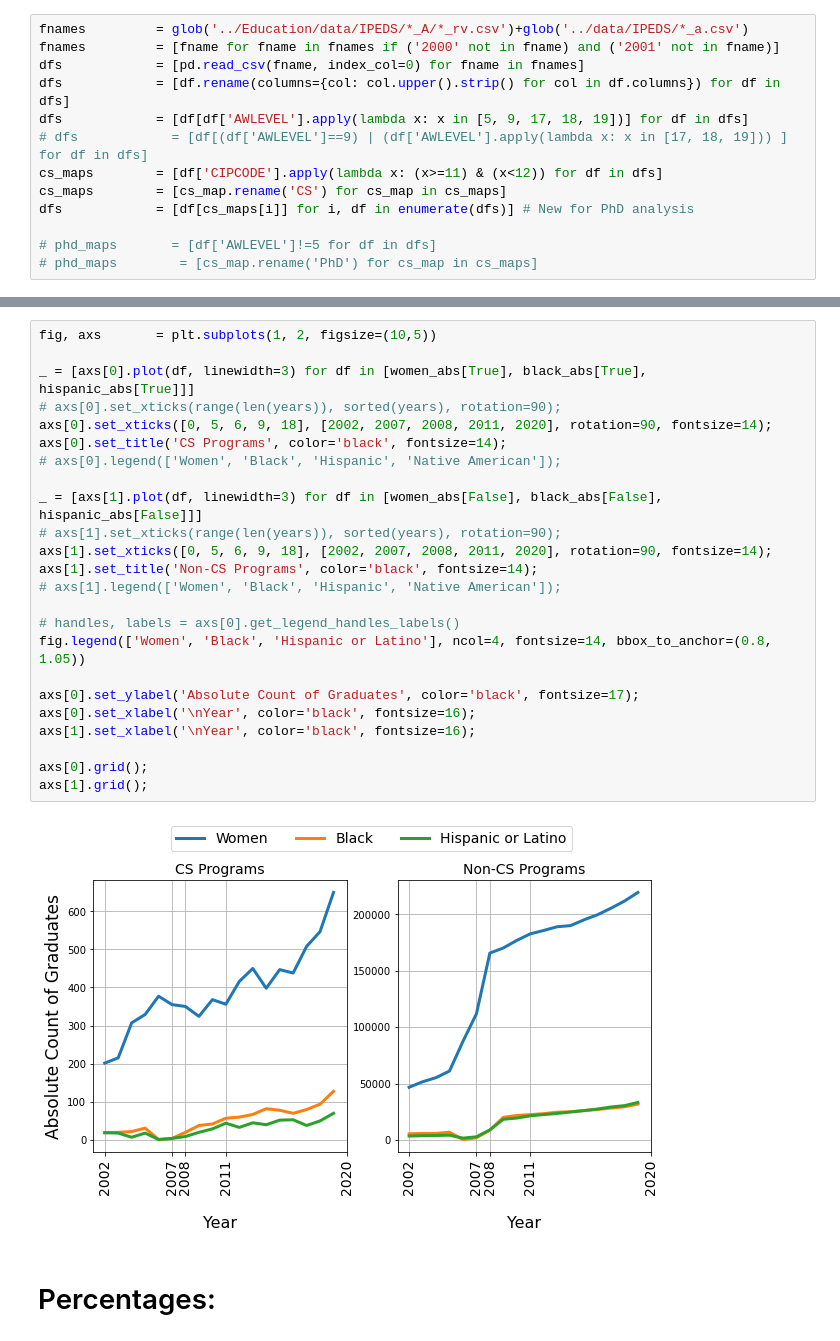
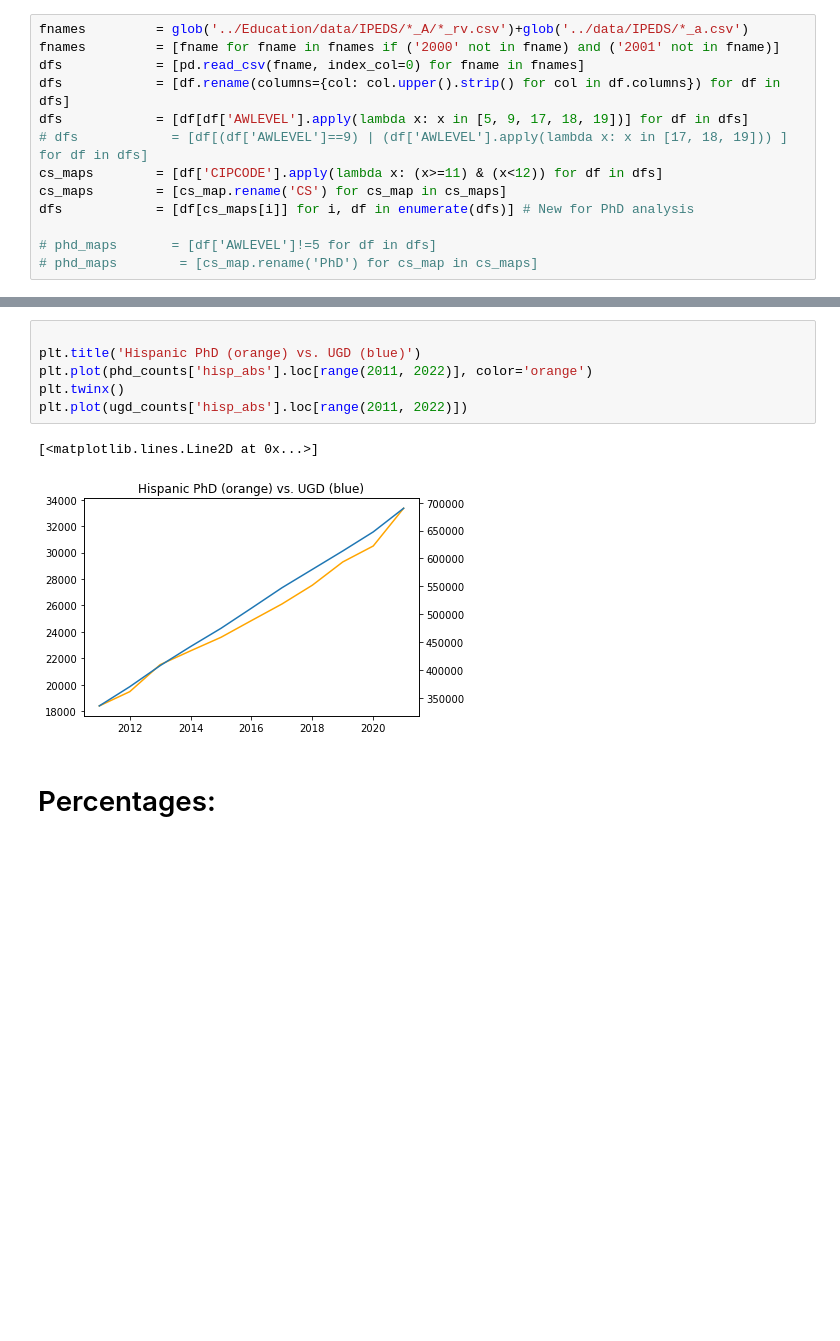
Before and after one commit to fahadsultan/dei-facultystaff, a Jupyter notebook: Nationwide trends.ipynb, the cells around one changed output, grey strips where cells are left out. Cells and saved outputs as stored; diff of their text form; blank space fills up the shorter version.

```diff
--- a/Nationwide trends.ipynb
+++ b/Nationwide trends.ipynb
@@ -173,29 +122,12 @@ all_data_abs.to_csv('../data/all_data_abs.csv')
-# %%
-fig, axs       = plt.subplots(1, 2, figsize=(10,5))
-
-_ = [axs[0].plot(df, linewidth=3) for df in [women_abs[True], black_abs[True], hispanic_abs[True]]]
-# axs[0].set_xticks(range(len(years)), sorted(years), rotation=90);
-axs[0].set_xticks([0, 5, 6, 9, 18], [2002, 2007, 2008, 2011, 2020], rotation=90, fontsize=14);
-axs[0].set_title('CS Programs', color='black', fontsize=14);
-# axs[0].legend(['Women', 'Black', 'Hispanic', 'Native American']);
-
-_ = [axs[1].plot(df, linewidth=3) for df in [women_abs[False], black_abs[False], hispanic_abs[False]]]
-# axs[1].set_xticks(range(len(years)), sorted(years), rotation=90);
-axs[1].set_xticks([0, 5, 6, 9, 18], [2002, 2007, 2008, 2011, 2020], rotation=90, fontsize=14);
-axs[1].set_title('Non-CS Programs', color='black', fontsize=14);
-# axs[1].legend(['Women', 'Black', 'Hispanic', 'Native American']);
-
-# handles, labels = axs[0].get_legend_handles_labels()
-fig.legend(['Women', 'Black', 'Hispanic or Latino'], ncol=4, fontsize=14, bbox_to_anchor=(0.8, 1.05))
-
-axs[0].set_ylabel('Absolute Count of Graduates', color='black', fontsize=17);
-axs[0].set_xlabel('\nYear', color='black', fontsize=16);
-axs[1].set_xlabel('\nYear', color='black', fontsize=16);
-
-axs[0].grid();
-axs[1].grid();
-# %% [output]
-[figure, removed]
+# %%
+
+plt.title('Hispanic PhD (orange) vs. UGD (blue)')
+plt.plot(phd_counts['hisp_abs'].loc[range(2011, 2022)], color='orange')
+plt.twinx()
+plt.plot(ugd_counts['hisp_abs'].loc[range(2011, 2022)])
+# %% [output]
+[<matplotlib.lines.Line2D at 0x...>]
+[figure, added]
 # %% [markdown]
 # Percentages:
 # %%
```
Also changed, not shown: parts of 21 cells of this notebook.
